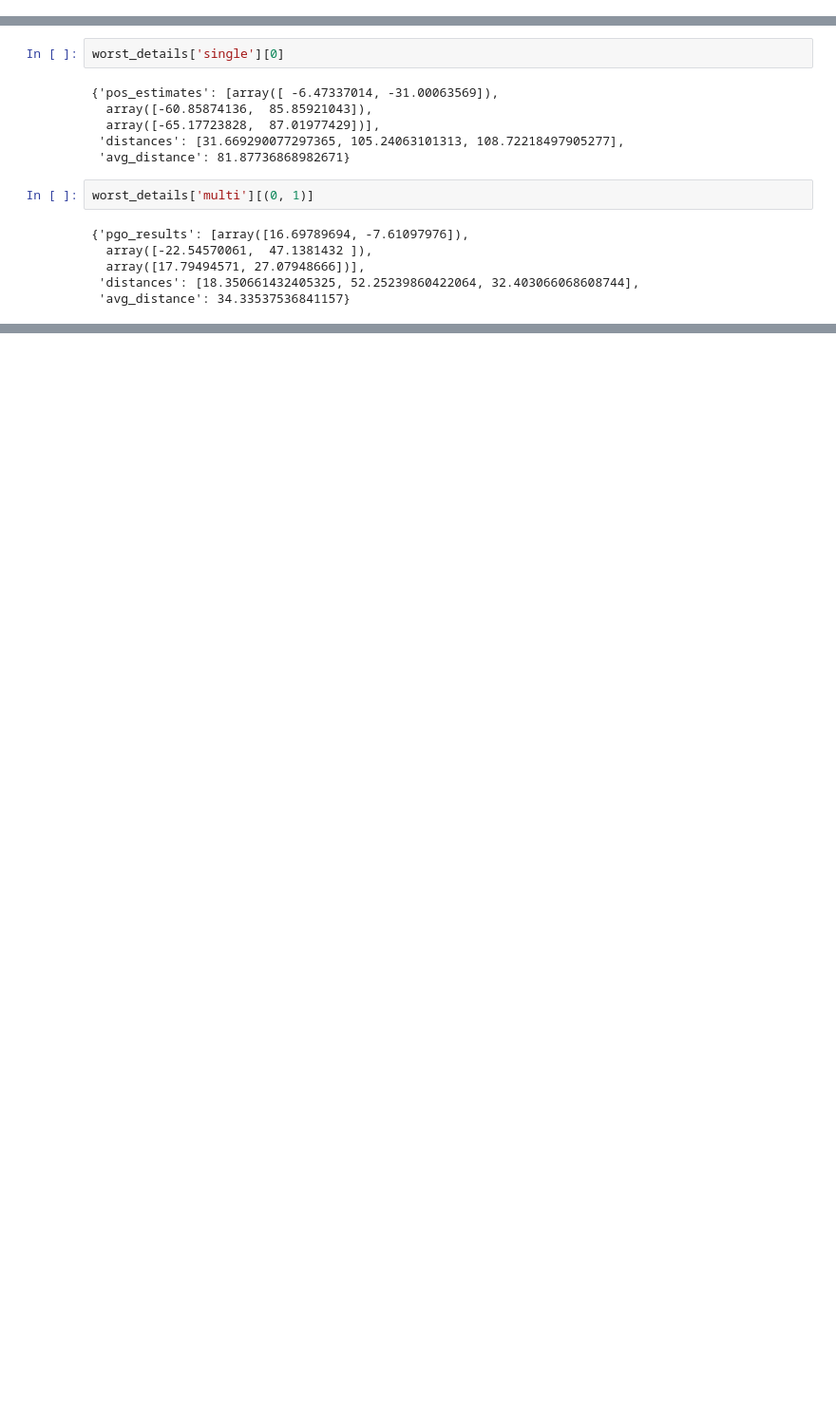
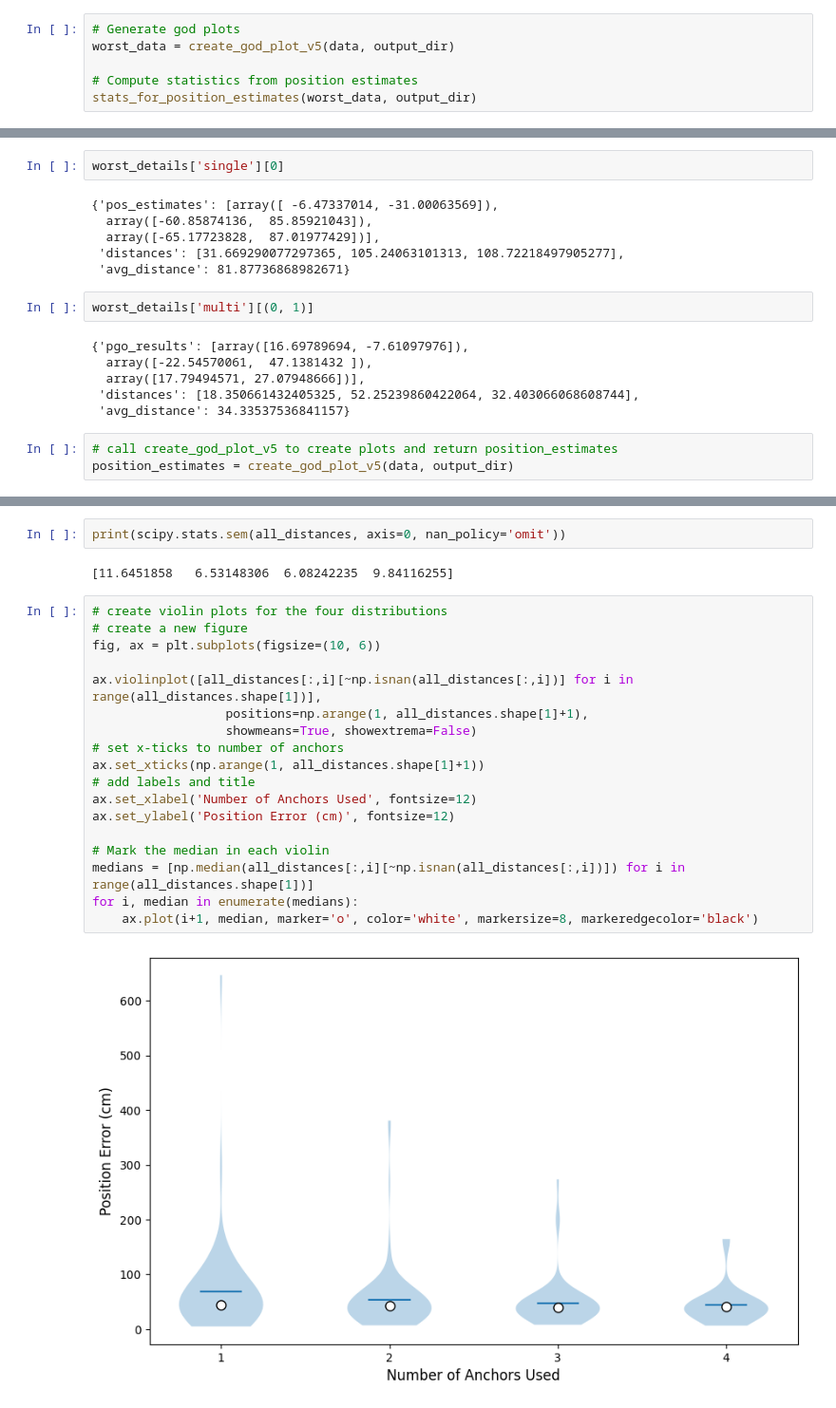
Before and after one commit to shihchengyen/uwb-localization-mesh, a Jupyter notebook: PlotData.ipynb, the cells around one changed output, grey strips where cells are left out. Shown at 95% size. Drawn from its saved outputs; the diff is of its cells as text; blank space fills up the shorter version.

Commit message:
Created function to compute error distances and create summary plots.

```diff
--- a/PlotData.ipynb
+++ b/PlotData.ipynb
@@ -799,3 +904,9 @@ defaultdict(<class 'list'>, {(0.0, 0.0): [{'timestamp': '1761603523.269979', 'gr
+# %%
+# Generate god plots
+worst_data = create_god_plot_v5(data, output_dir)
+
+# Compute statistics from position estimates
+stats_for_position_estimates(worst_data, output_dir)
 # %%
   # Generate god plot for each orientation
 for orientation in orientations:
@@ -967,3 +1078,6 @@ worst_details['multi'][(0, 1)]
   array([17.79494571, 27.07948666])],
  'distances': [18.350661432405325, 52.25239860422064, 32.403066068608744],
  'avg_distance': 34.33537536841157}
+# %%
+# call create_god_plot_v5 to create plots and return position_estimates
+position_estimates = create_god_plot_v5(data, output_dir)
@@ -969,0 +1205,24 @@ worst_details['multi'][(0, 1)]
+# %%
+print(scipy.stats.sem(all_distances, axis=0, nan_policy='omit'))
+# %% [output]
+[11.6451858   6.53148306  6.08242235  9.84116255]
+# %%
+# create violin plots for the four distributions
+# create a new figure
+fig, ax = plt.subplots(figsize=(10, 6))
+
+ax.violinplot([all_distances[:,i][~np.isnan(all_distances[:,i])] for i in range(all_distances.shape[1])],
+                  positions=np.arange(1, all_distances.shape[1]+1),
+                  showmeans=True, showextrema=False)
+# set x-ticks to number of anchors
+ax.set_xticks(np.arange(1, all_distances.shape[1]+1))
+# add labels and title
+ax.set_xlabel('Number of Anchors Used', fontsize=12)
+ax.set_ylabel('Position Error (cm)', fontsize=12)
+
+# Mark the median in each violin
+medians = [np.median(all_distances[:,i][~np.isnan(all_distances[:,i])]) for i in range(all_distances.shape[1])]
+for i, median in enumerate(medians):
+    ax.plot(i+1, median, marker='o', color='white', markersize=8, markeredgecolor='black')
+# %% [output]
+[figure, added]
```
Also changed, not shown: parts of 16 cells of this notebook.
